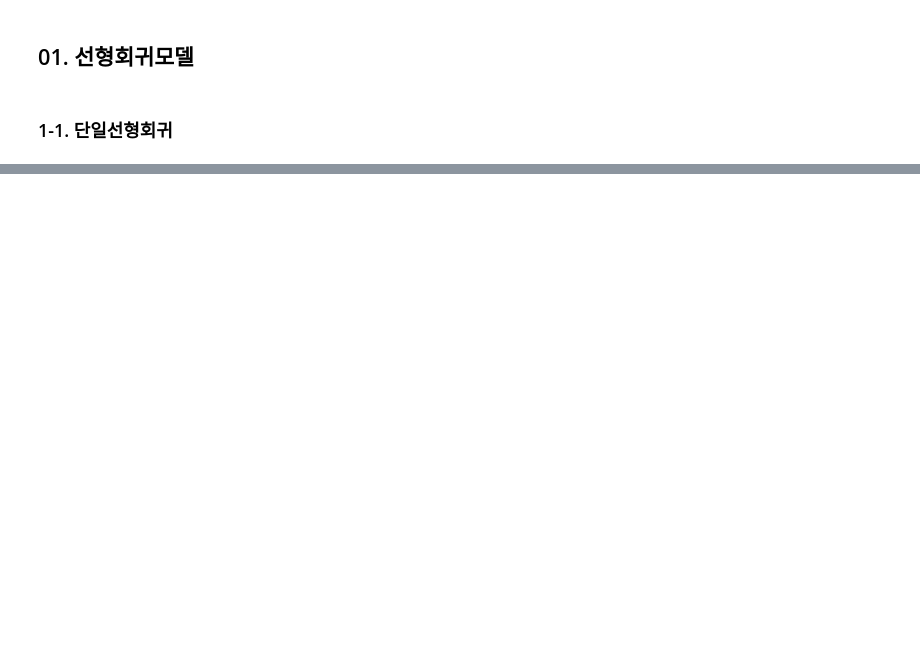
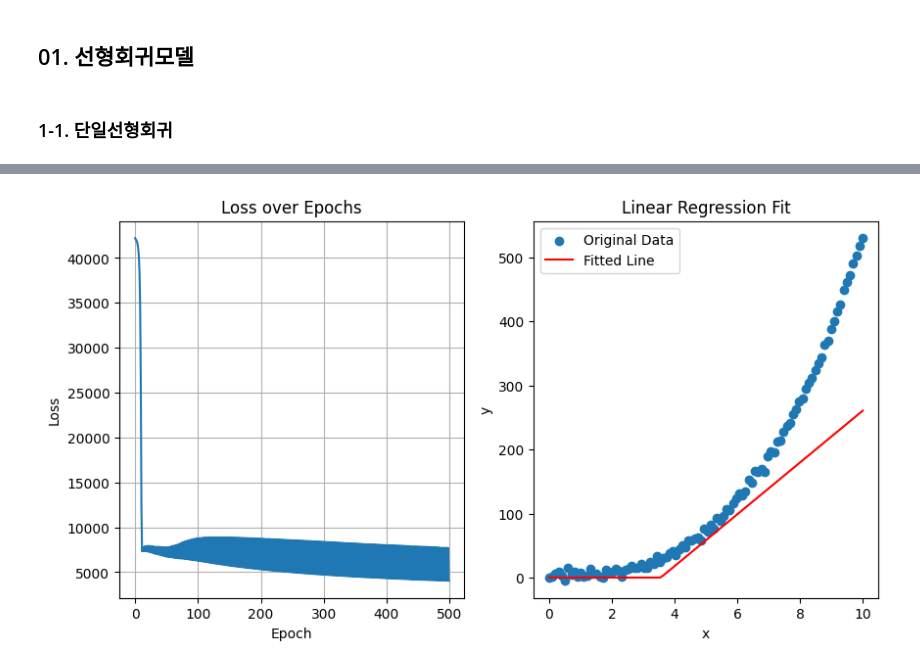
Before and after one commit to choi-hayeonn/machine-learning, a Jupyter notebook: models/01_LinearRegression.ipynb, the cells around one changed output, grey strips where cells are left out. Saved outputs shown, nothing was run; the diff lists cells and outputs as text; code cells hidden in the pictures; blank space fills up the shorter version.

```diff
--- a/models/01_LinearRegression.ipynb
+++ b/models/01_LinearRegression.ipynb
@@ -114,0 +108,85 @@ linear.bias: tensor([1.9591])
+# %%
+# 단일 선형 회귀의 변형 - 3차 함수
+
+# 1. 데이터 생성(입출력 정의)
+x = torch.linspace(0,10,100).view(-1,1)     # 입력 데이터
+y = 0.5 * (x ** 3) + 0.3*(x ** 2) + 2 + torch.randn(100, 1) * 5     # 레이블
+
+# 2. 모델 정의
+class LinearRegressionModel(nn.Module):
+    def __init__(self,):
+        super(LinearRegressionModel, self).__init__()
+        # self.hidden = nn.Linear(1,10)   # 입력 1개, 출력 10개
+        # self.relu = nn.ReLU()
+        # self.sigmoid = nn.Sigmoid()
+        # self.output = nn.Linear(10,1)
+        # self.linear = nn.Linear(1,1) # 입력 1개, 출력 1개
+        self.model = nn.Sequential(
+            nn.Linear(1,10),
+            nn.ReLU(),
+            nn.Linear(10,10),
+            nn.ReLU(),
+            nn.Linear(10,1)
+        )
+
+    def forward(self,x):
+        # return self.linear(x)
+        # x = self.hidden(x)
+        # x = self.relu(x)
+        # x = self.sigmoid(x)
+        # x = self.output(x)
+        # return x
+        return self.model(x)
+
+model = LinearRegressionModel()     # 모델 객체 생성
+
+# 3. 손실함수, 옵티마이저 정의
+criterion = nn.MSELoss()     # 평균 제곱 오차
+optimizer = optim.SGD(model.parameters(), lr=0.0001)  # 확률적 경사 하강법    # 모델이 커지면 런닝메이트를 줄여주는 것이 상대적으로 옳다.
+
+# 4. 가중치 업데이트
+epochs = 500    # 학습 반복 횟수
+losses = []
+
+for epoch in range(epochs):
+    optimizer.zero_grad()   # 기울기 초기화
+
+    outputs = model(x)  # 예측값 계산 → model의 forward 함수 실행
+    loss = criterion(outputs, y)    # 손실 계산
+    loss.backward()     # 역전파
+
+    optimizer.step()    # 가중치 업데이트
+
+    losses.append(loss.item())      # 손실함수 그래프 그리기용
+
+    # 100번에 한번씩 학습 로그 출력
+    if (epoch + 1) % 100 == 0:
+        print(f"Epoch [{epoch+1}/{epochs}], Loss: {loss.item(): .4f}")
+
+# 5. 결과 시각화
+plt.figure(figsize=(10,5))
+
+# 손실 감소 그래프
+plt.subplot(1, 2, 1)
+# plt.ylim(0,100)
+plt.plot(losses)
+plt.title("Loss over Epochs")
+plt.xlabel("Epoch")
+plt.ylabel("Loss")
+plt.grid()
+
+# 데이터와 예측 결과
+plt.subplot(1, 2, 2)
+plt.scatter(x.numpy(), y.numpy(), label="Original Data")
+plt.plot(x.numpy(), model(x).detach().numpy(), color="r", label="Fitted Line")
+plt.title("Linear Regression Fit")
+plt.xlabel("x")
+plt.ylabel("y")
+plt.legend()
+
+plt.show()
+
+print("Model Parameters:")
+for name, param in model.named_parameters():
+    print(f"{name}: {param.data}")
+# %% [output]
@@ -114,0 +198 @@ linear.bias: tensor([1.9591])
+[figure, added]
```
Also changed, not shown: parts of 7 cells of this notebook, 9 other files.
